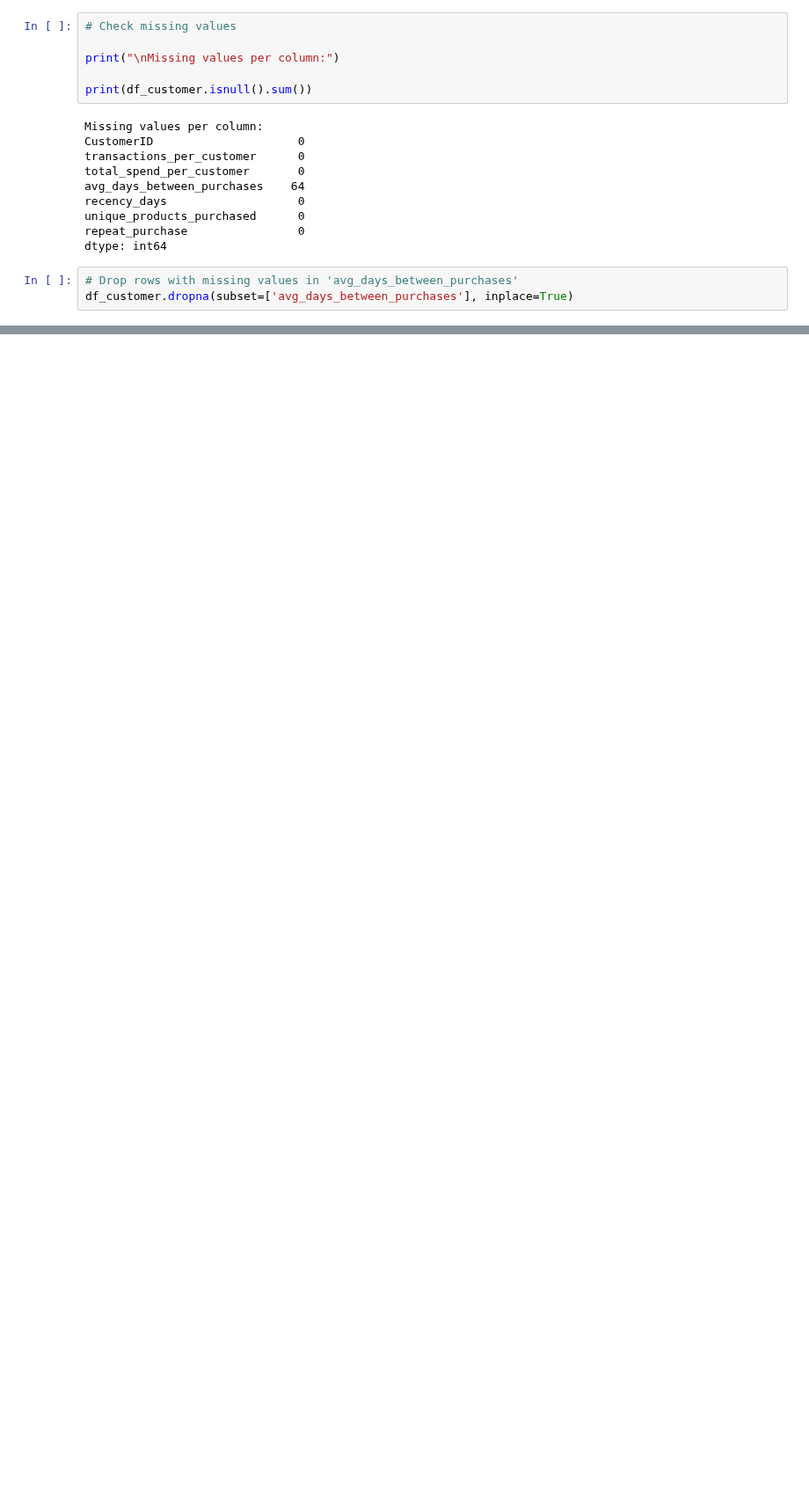
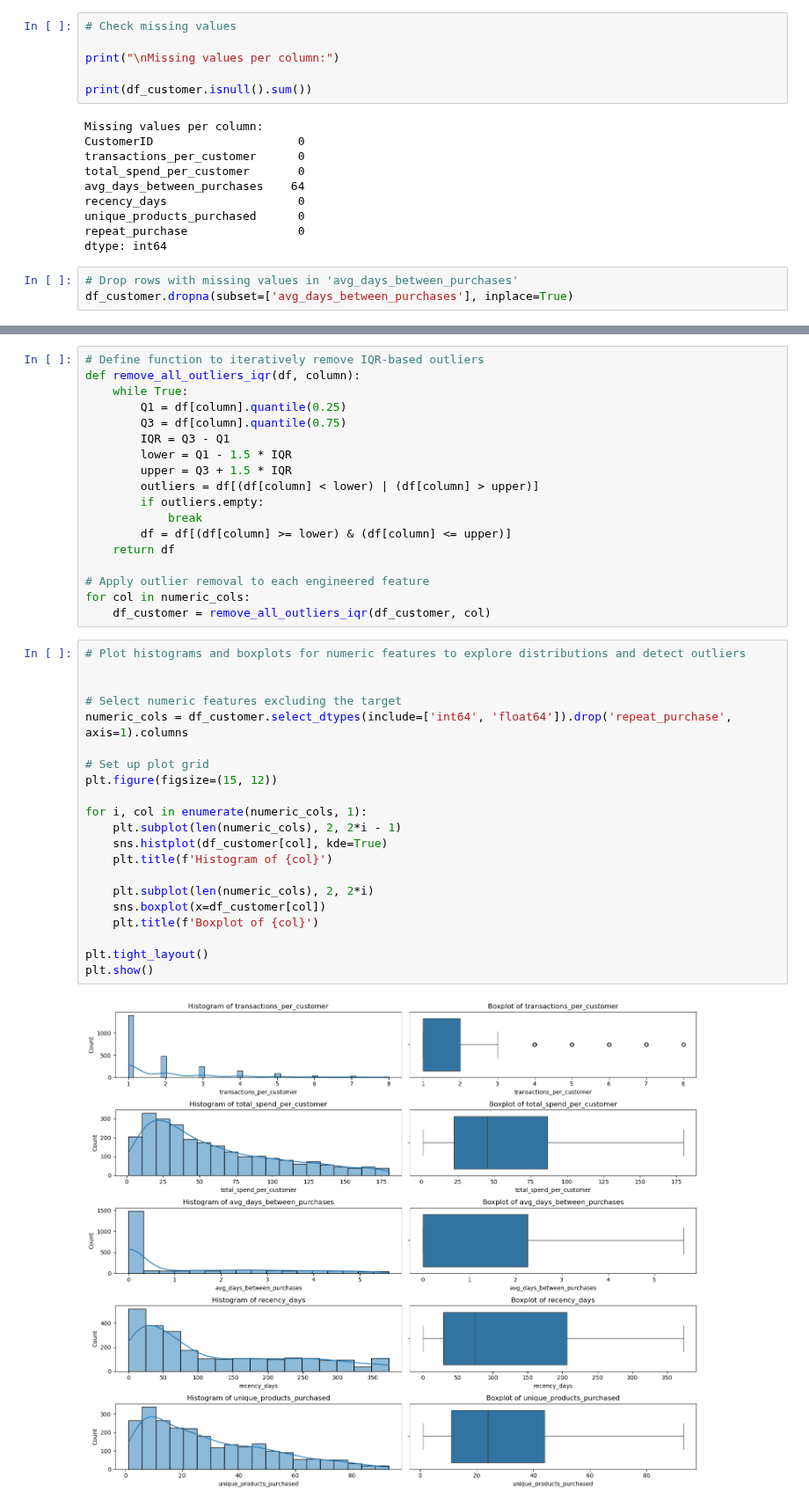
Before and after one commit to Zahid295/repeat-purchase-prediction, a Jupyter notebook: CA3_Capstone.ipynb, the cells around one changed output, grey strips where cells are left out. Shown at 88% size. Drawn from its saved outputs; the diff is of its cells as text; blank space fills up the shorter version.

```diff
--- a/CA3_Capstone.ipynb
+++ b/CA3_Capstone.ipynb
@@ -408,0 +436,41 @@ df_customer.dropna(subset=['avg_days_between_purchases'], inplace=True)
+# %%
+# Define function to iteratively remove IQR-based outliers
+def remove_all_outliers_iqr(df, column):
+    while True:
+        Q1 = df[column].quantile(0.25)
+        Q3 = df[column].quantile(0.75)
+        IQR = Q3 - Q1
+        lower = Q1 - 1.5 * IQR
+        upper = Q3 + 1.5 * IQR
+        outliers = df[(df[column] < lower) | (df[column] > upper)]
+        if outliers.empty:
+            break
+        df = df[(df[column] >= lower) & (df[column] <= upper)]
+    return df
+
+# Apply outlier removal to each engineered feature
+for col in numeric_cols:
+    df_customer = remove_all_outliers_iqr(df_customer, col)
+# %%
+# Plot histograms and boxplots for numeric features to explore distributions and detect outliers
+
+
+# Select numeric features excluding the target
+numeric_cols = df_customer.select_dtypes(include=['int64', 'float64']).drop('repeat_purchase', axis=1).columns
+
+# Set up plot grid
+plt.figure(figsize=(15, 12))
+
+for i, col in enumerate(numeric_cols, 1):
+    plt.subplot(len(numeric_cols), 2, 2*i - 1)
+    sns.histplot(df_customer[col], kde=True)
+    plt.title(f'Histogram of {col}')
+
+    plt.subplot(len(numeric_cols), 2, 2*i)
+    sns.boxplot(x=df_customer[col])
+    plt.title(f'Boxplot of {col}')
+
+plt.tight_layout()
+plt.show()
+# %% [output]
+[figure, added]
```
Also changed, not shown: parts of 3 cells of this notebook.
